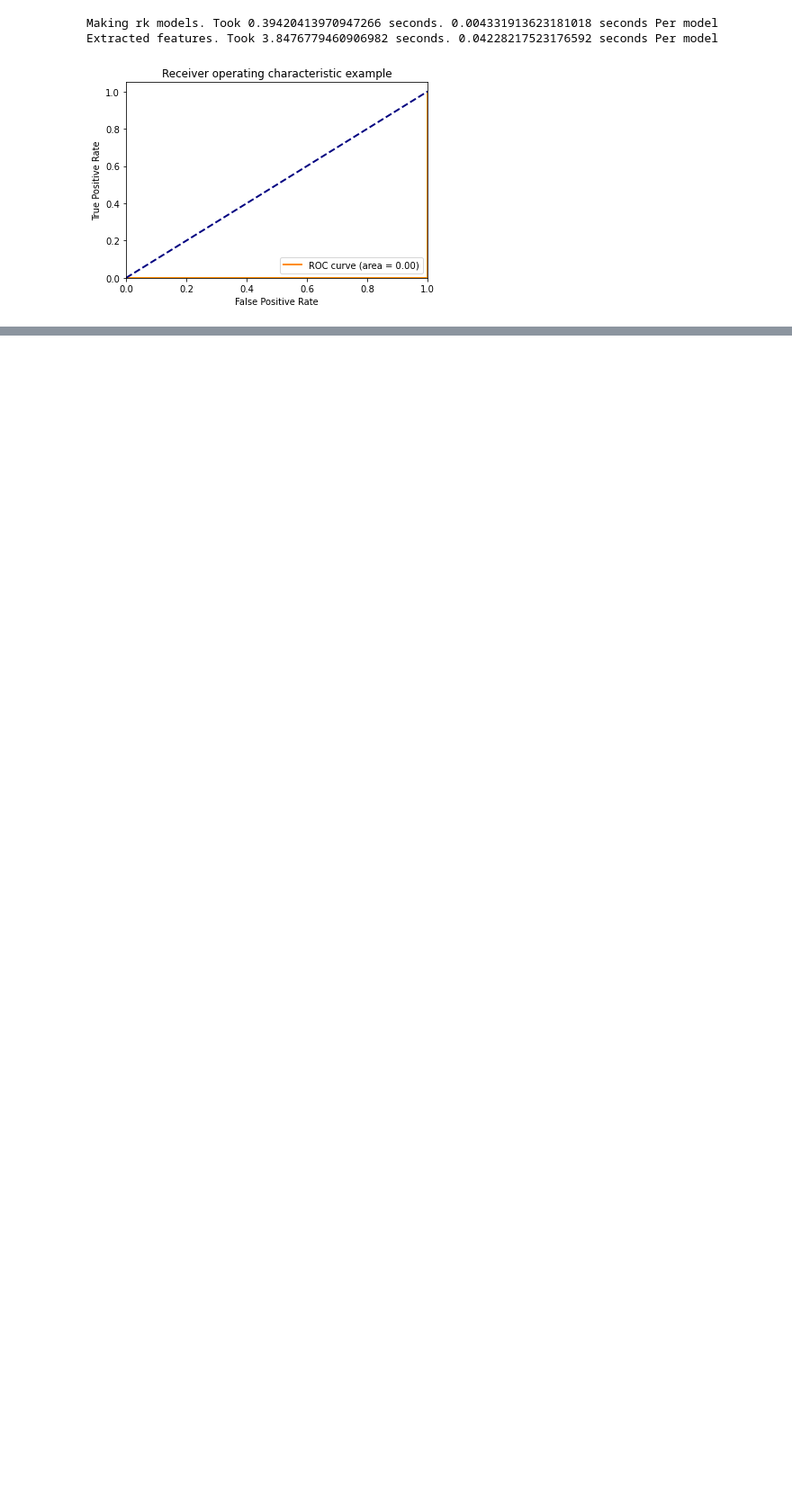
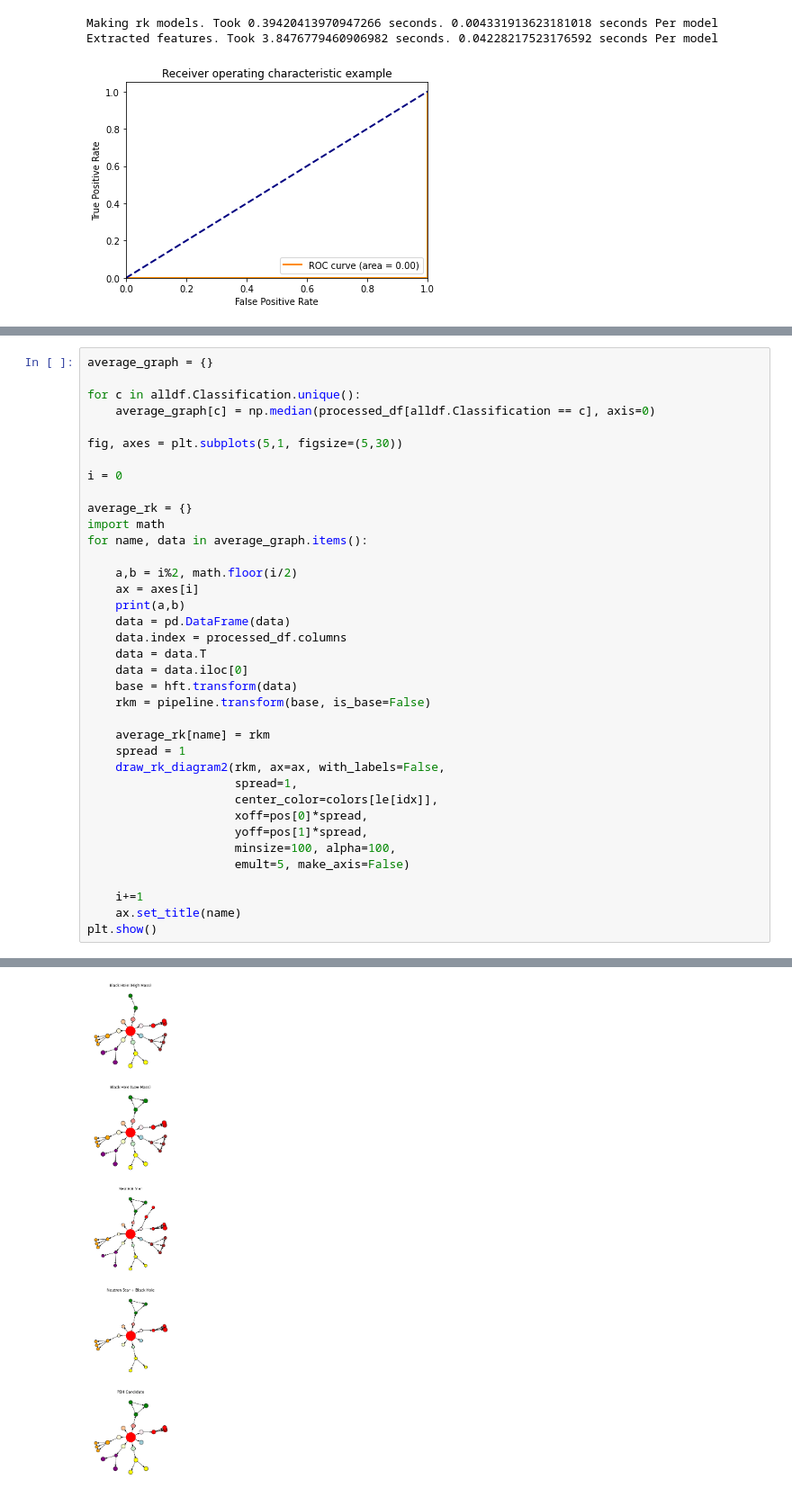
Before and after one commit to animikhroy/rk_toolkit_pipeline_diagrams, a Jupyter notebook: 02_notebooks/rk_gw_mma/ligo_secondary_analysis.ipynb, the cells around one changed output, grey strips where cells are left out. Shown at 90% size. Drawn from its saved outputs; the diff is of its cells as text; blank space fills up the shorter version.

```diff
--- a/02_notebooks/rk_gw_mma/ligo_secondary_analysis.ipynb
+++ b/02_notebooks/rk_gw_mma/ligo_secondary_analysis.ipynb
@@ -512,0 +524,38 @@ Extracted features. Took 3.8476779460906982 seconds. 0.04228217523176592 seconds
+# %%
+average_graph = {}
+
+for c in alldf.Classification.unique():
+    average_graph[c] = np.median(processed_df[alldf.Classification == c], axis=0)
+
+fig, axes = plt.subplots(5,1, figsize=(5,30))
+
+i = 0
+
+average_rk = {}
+import math
+for name, data in average_graph.items():
+
+    a,b = i%2, math.floor(i/2)
+    ax = axes[i]
+    print(a,b)
+    data = pd.DataFrame(data)
+    data.index = processed_df.columns
+    data = data.T
+    data = data.iloc[0]
+    base = hft.transform(data)
+    rkm = pipeline.transform(base, is_base=False)
+
+    average_rk[name] = rkm
+    spread = 1
+    draw_rk_diagram2(rkm, ax=ax, with_labels=False,
+                     spread=1,
+                     center_color=colors[le[idx]],
+                     xoff=pos[0]*spread,
+                     yoff=pos[1]*spread,
+                     minsize=100, alpha=100,
+                     emult=5, make_axis=False)
+
+    i+=1
+    ax.set_title(name)
+plt.show()
+# %% [output]
@@ -512,0 +567 @@ Extracted features. Took 3.8476779460906982 seconds. 0.04228217523176592 seconds
+[figure, added]
```
Also changed, not shown: parts of 9 cells of this notebook, 1 other file.
